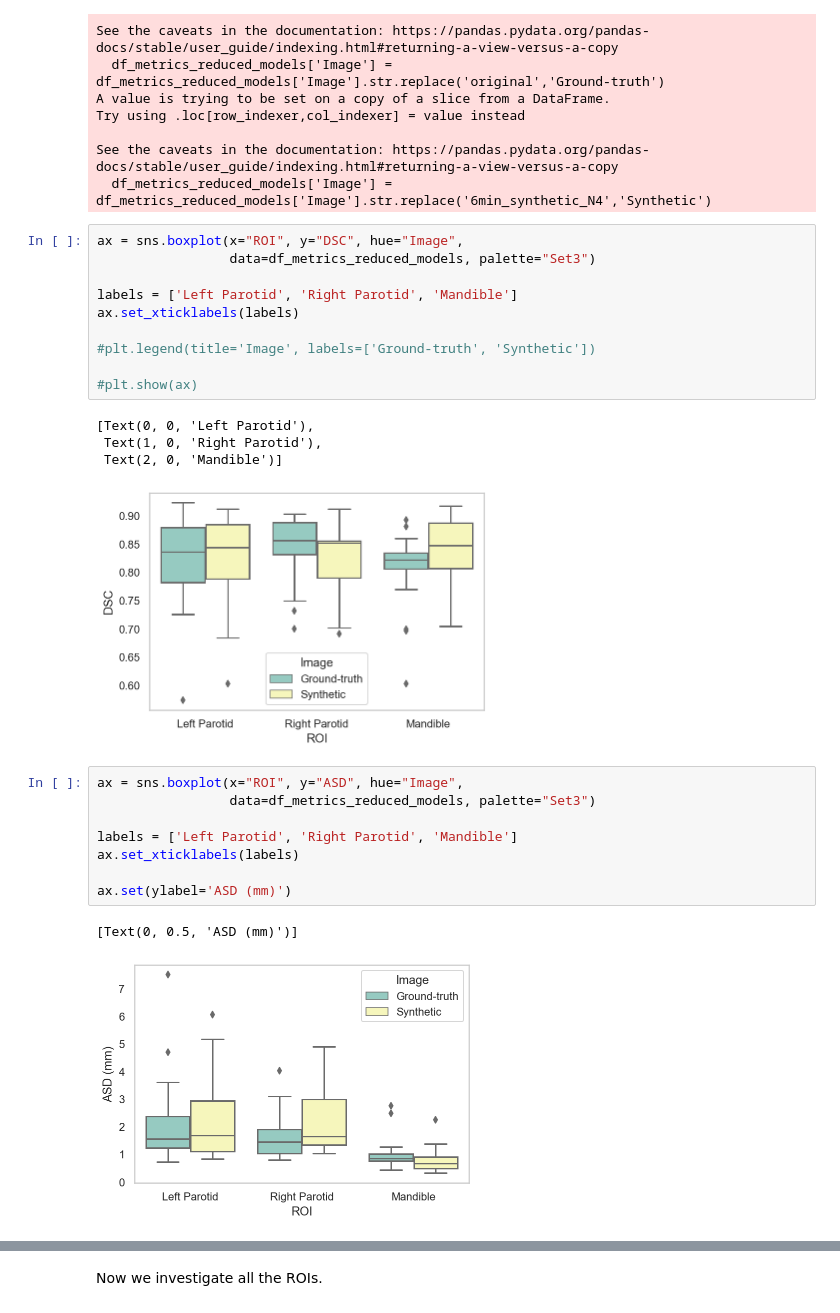
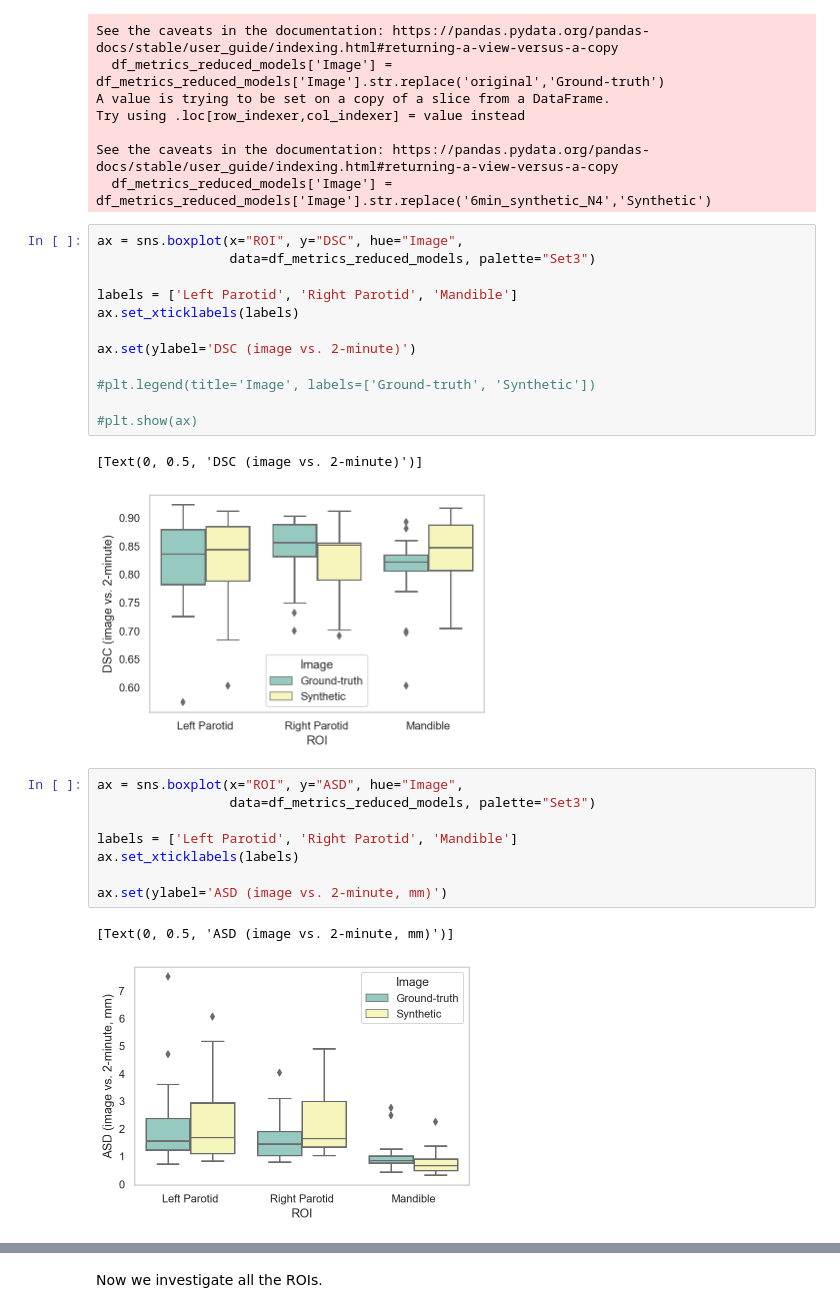
Before and after one commit to kwahid/2min_6min_synthetic_MRI, a Jupyter notebook: Code/Autoseg_analysis.ipynb, the cells around one changed output, grey strips where cells are left out. Cells and saved outputs as stored; diff of their text form.

```diff
--- a/Code/Autoseg_analysis.ipynb
+++ b/Code/Autoseg_analysis.ipynb
@@ -170,18 +420,18 @@ See the caveats in the documentation: https://pandas.pydata.org/pandas-docs/stab
 # %%
 ax = sns.boxplot(x="ROI", y="DSC", hue="Image",
                  data=df_metrics_reduced_models, palette="Set3")
 
 labels = ['Left Parotid', 'Right Parotid', 'Mandible']
 ax.set_xticklabels(labels)
 
+ax.set(ylabel='DSC (image vs. 2-minute)')
+
 #plt.legend(title='Image', labels=['Ground-truth', 'Synthetic'])
 
 #plt.show(ax)
 # %% [output]
-[Text(0, 0, 'Left Parotid'),
- Text(1, 0, 'Right Parotid'),
- Text(2, 0, 'Mandible')]
+[Text(0, 0.5, 'DSC (image vs. 2-minute)')]
-[figure, old version]
+[figure, new version]
 # %%
 ax = sns.boxplot(x="ROI", y="ASD", hue="Image",
                  data=df_metrics_reduced_models, palette="Set3")
@@ -189,8 +439,8 @@ ax = sns.boxplot(x="ROI", y="ASD", hue="Image",
 labels = ['Left Parotid', 'Right Parotid', 'Mandible']
 ax.set_xticklabels(labels)
 
-ax.set(ylabel='ASD (mm)')
+ax.set(ylabel='ASD (image vs. 2-minute, mm)')
 # %% [output]
-[Text(0, 0.5, 'ASD (mm)')]
+[Text(0, 0.5, 'ASD (image vs. 2-minute, mm)')]
-[figure, old version]
+[figure, new version]
 # %%
```
Also changed, not shown: parts of 24 cells of this notebook.
